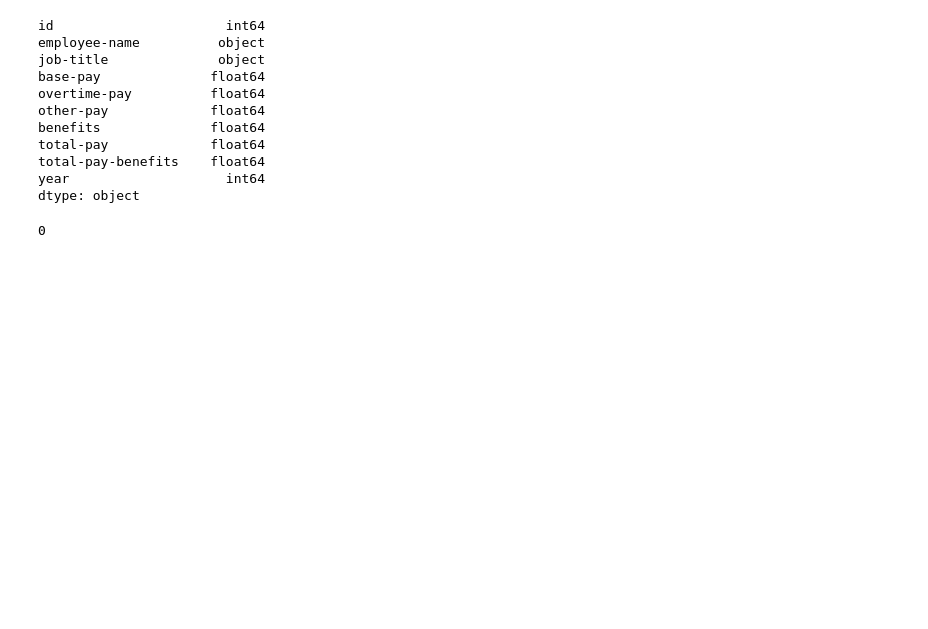
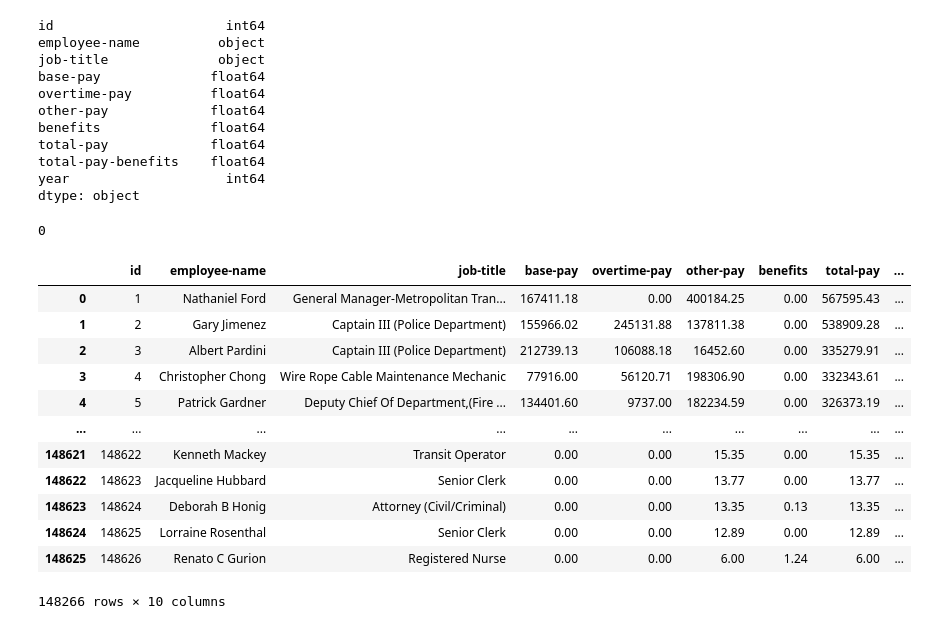
Before and after one commit to leiandrei/Salaries-Dataset-Cleaning-and-Aggregation, a Jupyter notebook: notebooks/analysis.ipynb, the cells around one changed output. Drawn from its saved outputs; the diff is of its cells as text; code cells hidden in the pictures; blank space fills up the shorter version.

```diff
--- a/notebooks/analysis.ipynb
+++ b/notebooks/analysis.ipynb
@@ -117,8 +117,11 @@ total-pay-benefits    float64
 year                    int64
 dtype: object
 # %%
-# subsetting the dataframe with numerical values
+# subsetting the dataframe with numerical values to remove 0 or negative values
 df = df[(df.loc[:, "base-pay":"total-pay-benefits"] >= 0).all(axis=1)]
+
+# dropping the 0 values on total-pay as we treat them as not provided
+df = df[df['total-pay'] > 0]
 
 # lambda function to standardize string values
 df.loc[:, "employee-name":"job-title"] = df.loc[:, "employee-name":"job-title"].apply(lambda cap: cap.str.title())
@@ -132,5 +135,21 @@ print(count)
 # %%
 # formatting job title strings
 df['job-title'] = df['job-title'].str.replace(r'\bIii\b', 'III', regex=True)
 df['job-title'] = df['job-title'].str.replace(r'\bIi\b', 'II', regex=True)
 df['job-title'] = df['job-title'].str.replace(r'\bIv\b', 'IV', regex=True)
+
+df
+# %% [output]
+|  | id | employee-name | job-title | base-pay | overtime-pay | other-pay | benefits | total-pay | ... |
+| 0 | 1 | Nathaniel Ford | General Manager-Metropolitan Tran... | 167411.18 | 0.00 | 400184.25 | 0.00 | 567595.43 | ... |
+| 1 | 2 | Gary Jimenez | Captain III (Police Department) | 155966.02 | 245131.88 | 137811.38 | 0.00 | 538909.28 | ... |
+| 2 | 3 | Albert Pardini | Captain III (Police Department) | 212739.13 | 106088.18 | 16452.60 | 0.00 | 335279.91 | ... |
+| 3 | 4 | Christopher Chong | Wire Rope Cable Maintenance Mechanic | 77916.00 | 56120.71 | 198306.90 | 0.00 | 332343.61 | ... |
+| 4 | 5 | Patrick Gardner | Deputy Chief Of Department,(Fire ... | 134401.60 | 9737.00 | 182234.59 | 0.00 | 326373.19 | ... |
+| ... | ... | ... | ... | ... | ... | ... | ... | ... | ... |
+| 148621 | 148622 | Kenneth Mackey | Transit Operator | 0.00 | 0.00 | 15.35 | 0.00 | 15.35 | ... |
+| 148622 | 148623 | Jacqueline Hubbard | Senior Clerk | 0.00 | 0.00 | 13.77 | 0.00 | 13.77 | ... |
+| 148623 | 148624 | Deborah B Honig | Attorney (Civil/Criminal) | 0.00 | 0.00 | 13.35 | 0.13 | 13.35 | ... |
+| 148624 | 148625 | Lorraine Rosenthal | Senior Clerk | 0.00 | 0.00 | 12.89 | 0.00 | 12.89 | ... |
+| 148625 | 148626 | Renato C Gurion | Registered Nurse | 0.00 | 0.00 | 6.00 | 1.24 | 6.00 | ... |
+148266 rows × 10 columns
```
Also changed, not shown: parts of 3 cells of this notebook.
